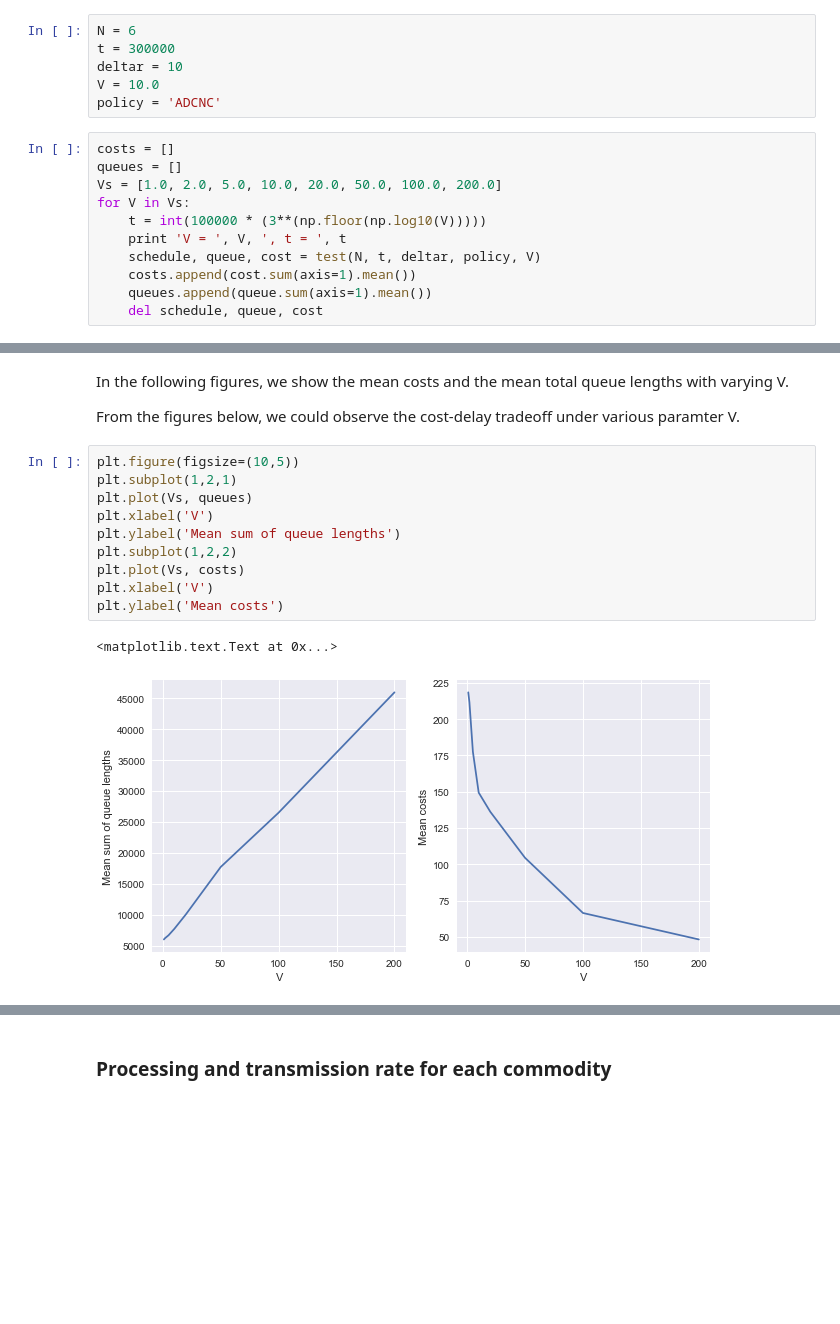
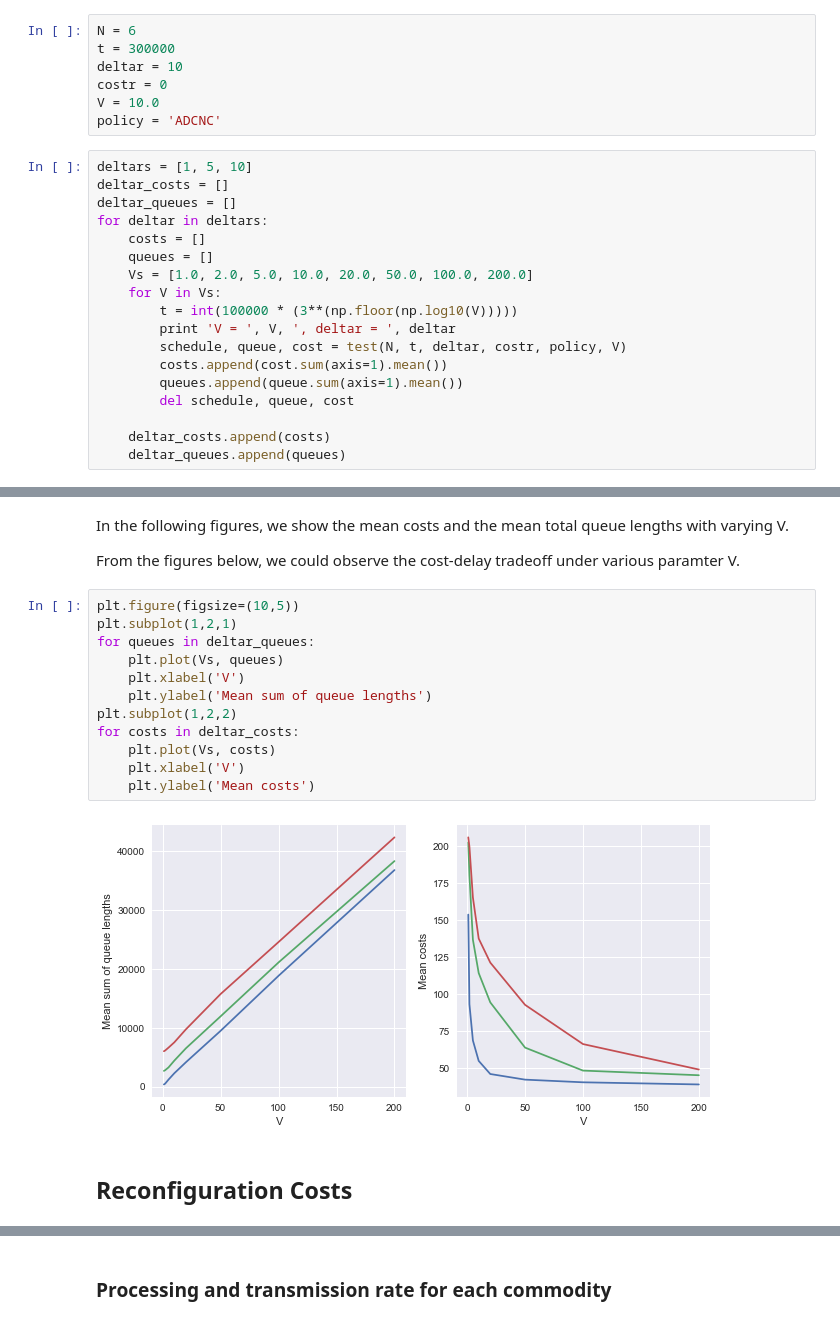
Before and after one commit to 2204bestdvd/cloud_reconfiguration, a Jupyter notebook: process_sim.ipynb, the cells around one changed output, grey strips where cells are left out. Cells and saved outputs as stored; diff of their text form; blank space fills up the shorter version.

```diff
--- a/process_sim.ipynb
+++ b/process_sim.ipynb
@@ -93,17 +102,25 @@ For each V, the subfigures indicate
 N = 6
 t = 300000
 deltar = 10
+costr = 0
 V = 10.0
 policy = 'ADCNC'
 # %%
-costs = []
-queues = []
-Vs = [1.0, 2.0, 5.0, 10.0, 20.0, 50.0, 100.0, 200.0]
-for V in Vs:
-    t = int(100000 * (3**(np.floor(np.log10(V)))))
-    print 'V = ', V, ', t = ', t
-    schedule, queue, cost = test(N, t, deltar, policy, V)
-    costs.append(cost.sum(axis=1).mean())
-    queues.append(queue.sum(axis=1).mean())
-    del schedule, queue, cost
+deltars = [1, 5, 10]
+deltar_costs = []
+deltar_queues = []
+for deltar in deltars:
+    costs = []
+    queues = []
+    Vs = [1.0, 2.0, 5.0, 10.0, 20.0, 50.0, 100.0, 200.0]
+    for V in Vs:
+        t = int(100000 * (3**(np.floor(np.log10(V)))))
+        print 'V = ', V, ', deltar = ', deltar
+        schedule, queue, cost = test(N, t, deltar, costr, policy, V)
+        costs.append(cost.sum(axis=1).mean())
+        queues.append(queue.sum(axis=1).mean())
+        del schedule, queue, cost
+
+    deltar_costs.append(costs)
+    deltar_queues.append(queues)
 # %% [output]
@@ -145,13 +178,16 @@ From the figures below, we could observe the cost-delay tradeoff under various p
 # %%
 plt.figure(figsize=(10,5))
 plt.subplot(1,2,1)
-plt.plot(Vs, queues)
-plt.xlabel('V')
-plt.ylabel('Mean sum of queue lengths')
+for queues in deltar_queues:
+    plt.plot(Vs, queues)
+    plt.xlabel('V')
+    plt.ylabel('Mean sum of queue lengths')
 plt.subplot(1,2,2)
-plt.plot(Vs, costs)
-plt.xlabel('V')
-plt.ylabel('Mean costs')
+for costs in deltar_costs:
+    plt.plot(Vs, costs)
+    plt.xlabel('V')
+    plt.ylabel('Mean costs')
 # %% [output]
-<matplotlib.text.Text at 0x...>
-[figure, old version]
+[figure, new version]
+# %% [markdown]
+## Reconfiguration Costs
```
Also changed, not shown: parts of 25 cells of this notebook.
